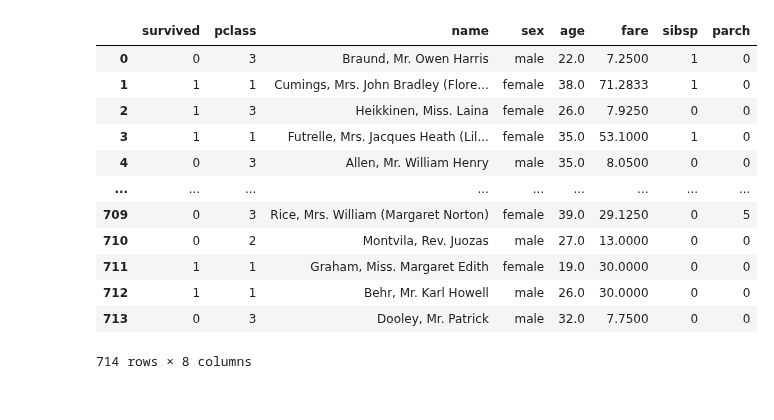
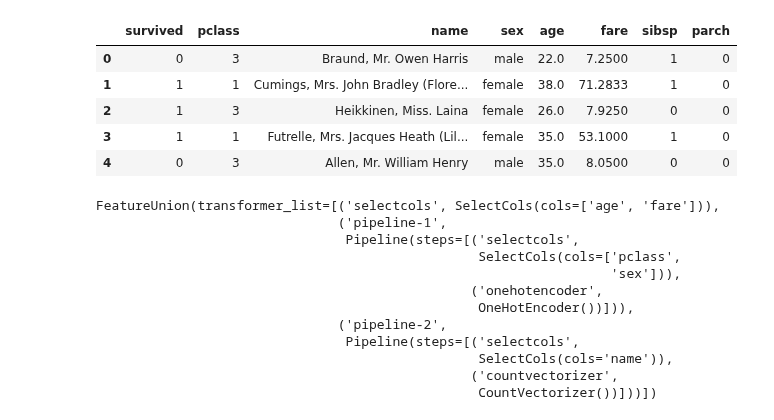
Before and after one commit to koaning/scikit-playtime, a Jupyter notebook: livestream.ipynb, the cells around one changed output. Drawn from its saved outputs; the diff is of its cells as text; code cells hidden in the pictures.

```diff
--- a/livestream.ipynb
+++ b/livestream.ipynb
@@ -23,21 +4,46 @@ Note: you may need to restart the kernel to use updated packages.
 # %%
 import pandas as pd
 
-df = pd.read_csv('titanic.csv')
+df = pd.read_csv('datasets/titanic.csv')
 # %%
-df
+df.head()
 # %% [output]
 |  | survived | pclass | name | sex | age | fare | sibsp | parch |
 | 0 | 0 | 3 | Braund, Mr. Owen Harris | male | 22.0 | 7.2500 | 1 | 0 |
 | 1 | 1 | 1 | Cumings, Mrs. John Bradley (Flore... | female | 38.0 | 71.2833 | 1 | 0 |
 | 2 | 1 | 3 | Heikkinen, Miss. Laina | female | 26.0 | 7.9250 | 0 | 0 |
 | 3 | 1 | 1 | Futrelle, Mrs. Jacques Heath (Lil... | female | 35.0 | 53.1000 | 1 | 0 |
 | 4 | 0 | 3 | Allen, Mr. William Henry | male | 35.0 | 8.0500 | 0 | 0 |
-| ... | ... | ... | ... | ... | ... | ... | ... | ... |
-| 709 | 0 | 3 | Rice, Mrs. William (Margaret Norton) | female | 39.0 | 29.1250 | 0 | 5 |
-| 710 | 0 | 2 | Montvila, Rev. Juozas | male | 27.0 | 13.0000 | 0 | 0 |
-| 711 | 1 | 1 | Graham, Miss. Margaret Edith | female | 19.0 | 30.0000 | 0 | 0 |
-| 712 | 1 | 1 | Behr, Mr. Karl Howell | male | 26.0 | 30.0000 | 0 | 0 |
-| 713 | 0 | 3 | Dooley, Mr. Patrick | male | 32.0 | 7.7500 | 0 | 0 |
-714 rows × 8 columns
+# %%
+from skrub import SelectCols
+from sklearn.pipeline import make_pipeline, make_union
+from sklearn.preprocessing import OneHotEncoder
+from sklearn.feature_extraction.text import CountVectorizer
+
+pipe = make_union(
+    SelectCols(["age", "fare"]),
+    make_pipeline(
+        SelectCols(["pclass", "sex"]),
+        OneHotEncoder()
+    ),
+    make_pipeline(
+        SelectCols("name"),
+        CountVectorizer()
+    )
+)
+
+pipe
+# %% [output]
+FeatureUnion(transformer_list=[('selectcols', SelectCols(cols=['age', 'fare'])),
+                               ('pipeline-1',
+                                Pipeline(steps=[('selectcols',
+                                                 SelectCols(cols=['pclass',
+                                                                  'sex'])),
+                                                ('onehotencoder',
+                                                 OneHotEncoder())])),
+                               ('pipeline-2',
+                                Pipeline(steps=[('selectcols',
+                                                 SelectCols(cols='name')),
+                                                ('countvectorizer',
+                                                 CountVectorizer())]))])
 # %%
```
Also changed, not shown: parts of 10 cells of this notebook, 1 other file.
